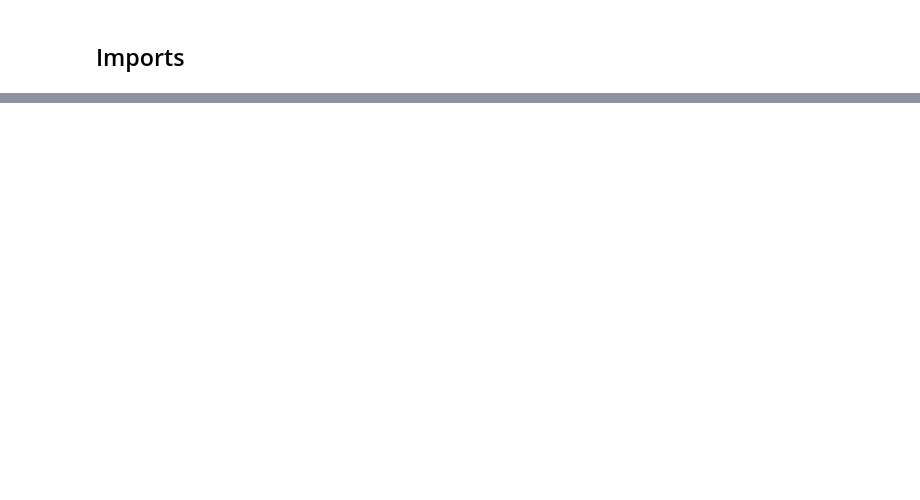
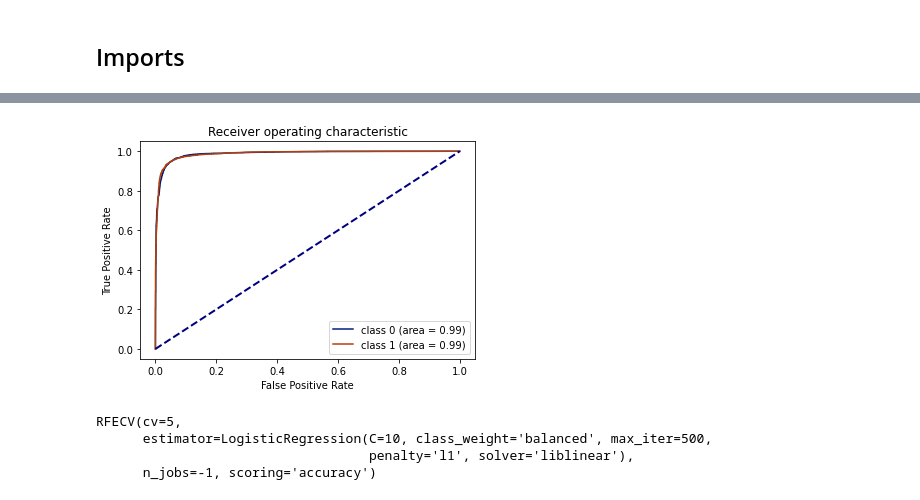
Before and after one commit to ravisiv/PhishingEmailDetection, a Jupyter notebook: apurv.ipynb, the cells around one changed output, grey strips where cells are left out. Cells and saved outputs as stored; diff of their text form; code cells hidden in the pictures; blank space fills up the shorter version.

Commit message:
URL Dataset new models

```diff
--- a/apurv.ipynb
+++ b/apurv.ipynb
@@ -27,0 +144,2 @@ rf_model = run_randomforestclassifier(email_df)
+# %%
+y=url_df.status
@@ -27,0 +161,5 @@ rf_model = run_randomforestclassifier(email_df)
+# %%
+# Normalize the data
+from sklearn.preprocessing import StandardScaler
+scaler = StandardScaler()
+X_scaled = scaler.fit_transform(X)
@@ -27,0 +224,32 @@ rf_model = run_randomforestclassifier(email_df)
+# %%
+from sklearn.model_selection import GridSearchCV
+from sklearn.linear_model import LogisticRegression
+LR = LogisticRegression()
+
+# define parameters
+#penalty_LR = ['l1', 'l2', 'elasticnet', 'none']
+penalty_LR = [ 'l1', 'l2']
+#C_LR = [0.001, 0.01, 0.1, 1, 10, 100]
+C_LR = [0.001,10, 100]
+max_iter_LR = [500]
+#max_iter_LR = [500]
+class_weight_LR = ['balanced']
+#solver_LR = ['newton-cg', 'lbfgs', 'liblinear', 'sag', 'saga']
+solver_LR = ['lbfgs', 'liblinear']
+cv=5
+
+# define grid search
+param_grid_LR = dict(penalty=penalty_LR, C=C_LR, max_iter=max_iter_LR, class_weight=class_weight_LR, solver=solver_LR)
+
+grid_search_LR = GridSearchCV(estimator=LR, param_grid=param_grid_LR, n_jobs=7, cv=cv,
+                              scoring='accuracy',error_score=0)
+# %%
+%%time
+grid_result_LR = grid_search_LR.fit(X_scaled, y)
+# summarize results
+print("Best: %f using %s" % (grid_result_LR.best_score_, grid_result_LR.best_params_))
+means = grid_result_LR.cv_results_['mean_test_score']
+stds = grid_result_LR.cv_results_['std_test_score']
+params = grid_result_LR.cv_results_['params']
+for mean, stdev, param in zip(means, stds, params):
+    print("%f (%f) with: %r" % (mean, stdev, param))
@@ -27,0 +300,19 @@ rf_model = run_randomforestclassifier(email_df)
+# %%
+# Plot ROC curve
+roc_curve_plot(grid_result_LR, X_scaled, y)
+# %% [output]
+[figure, added]
+# %%
+# recursive Feature elimination to identify important features
+from sklearn.feature_selection import RFECV
+
+# Instance of Recursive Feature Elimination
+rfecv = RFECV(estimator=best_Estimator_LR, step=1, cv=cv, n_jobs=-1, scoring='accuracy')
+
+# Fit RFE
+rfecv.fit(X_scaled, y)
+# %% [output]
+RFECV(cv=5,
+      estimator=LogisticRegression(C=10, class_weight='balanced', max_iter=500,
+                                   penalty='l1', solver='liblinear'),
+      n_jobs=-1, scoring='accuracy')
```
Also changed, not shown: parts of 75 cells of this notebook.
